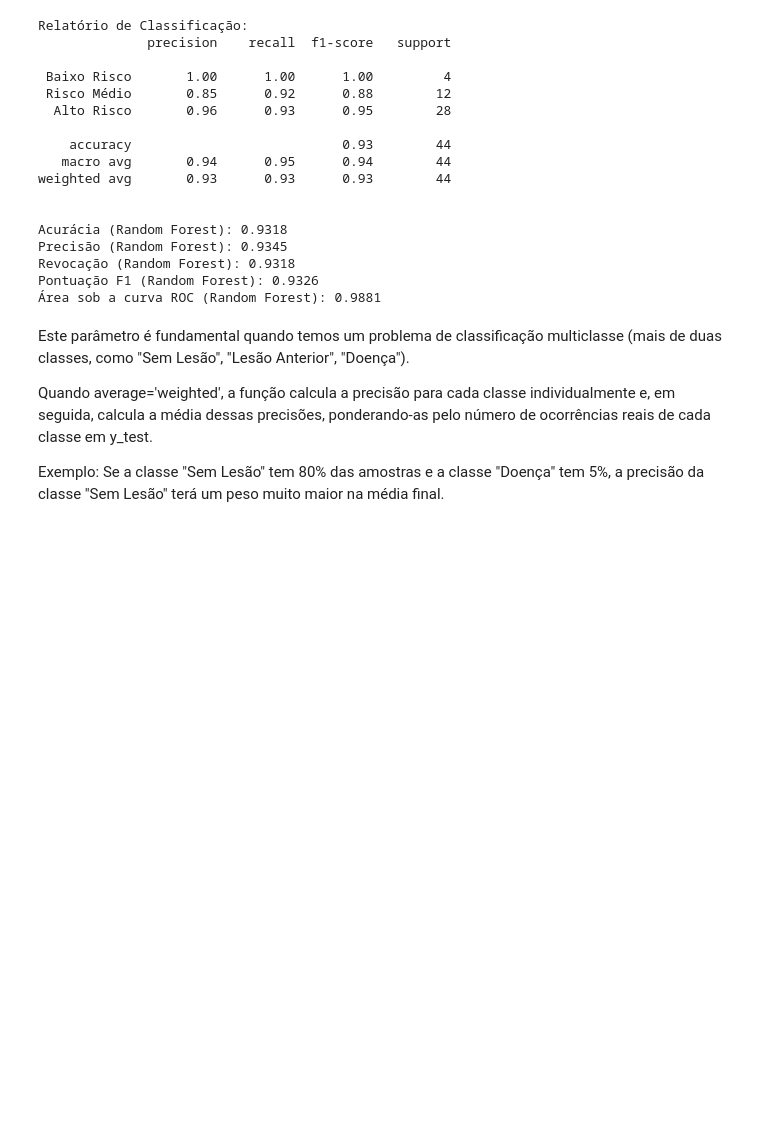
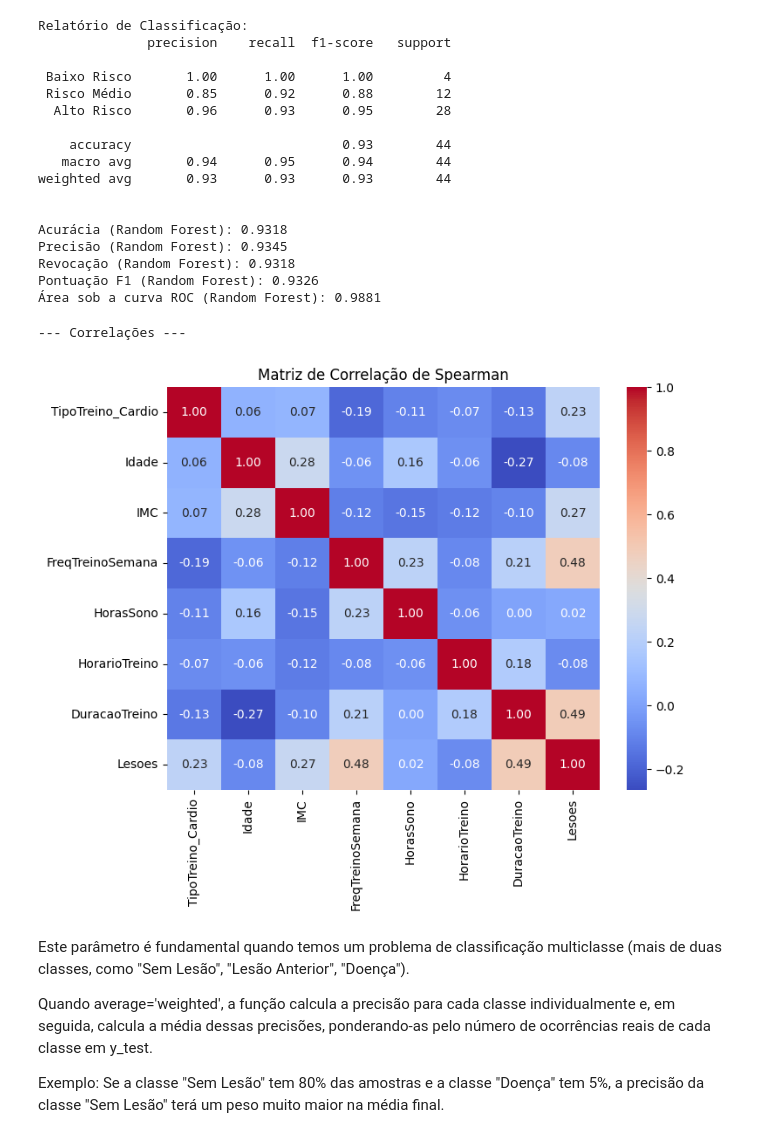
Before and after one commit to LuisAL79/TCCs, a Jupyter notebook: Analise_dados_Lesao.ipynb, the cells around one changed output. Cells and saved outputs as stored; diff of their text form; code cells hidden in the pictures; blank space fills up the shorter version.

```diff
--- a/Analise_dados_Lesao.ipynb
+++ b/Analise_dados_Lesao.ipynb
@@ -363,6 +363,17 @@ Precisão (Random Forest): 0.9345
 Revocação (Random Forest): 0.9318
 Pontuação F1 (Random Forest): 0.9326
 Área sob a curva ROC (Random Forest): 0.9881
+# %%
+col_features = ['TipoTreino_Cardio', 'FreqTreinoSemana', 'DuracaoTreino', 'HorasSono', 'IMC', 'Idade', 'Prob_Lesoes']
+print("\n--- Correlações ---")
+plt.figure(figsize=(8, 6))
+#sns.heatmap(dfn[col_features+[col_target[1]]].corr(method='pearson'), annot=True, cmap='coolwarm', fmt=".2f")
+sns.heatmap(df1[cols+['Lesoes']].corr(method='spearman'), annot=True, cmap='coolwarm', fmt=".2f")
+plt.title('Matriz de Correlação de Spearman')
+plt.show()
+# %% [output]
+--- Correlações ---
+[figure, added]
 # %% [markdown]
 Este parâmetro é fundamental quando temos um problema de classificação multiclasse (mais de duas classes, como "Sem Lesão", "Lesão Anterior", "Doença").
 
```
Also changed, not shown: parts of 3 cells of this notebook.
